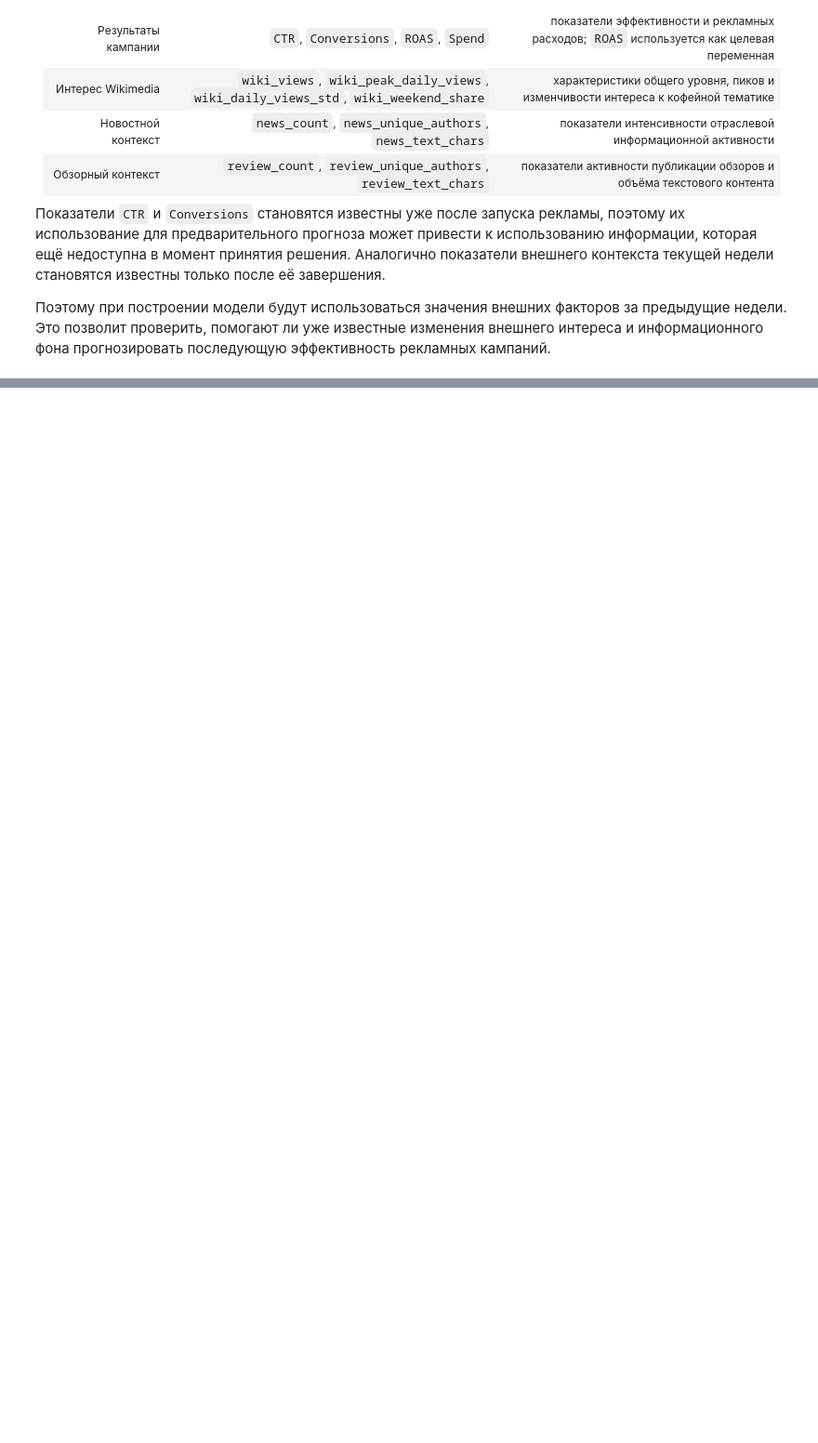
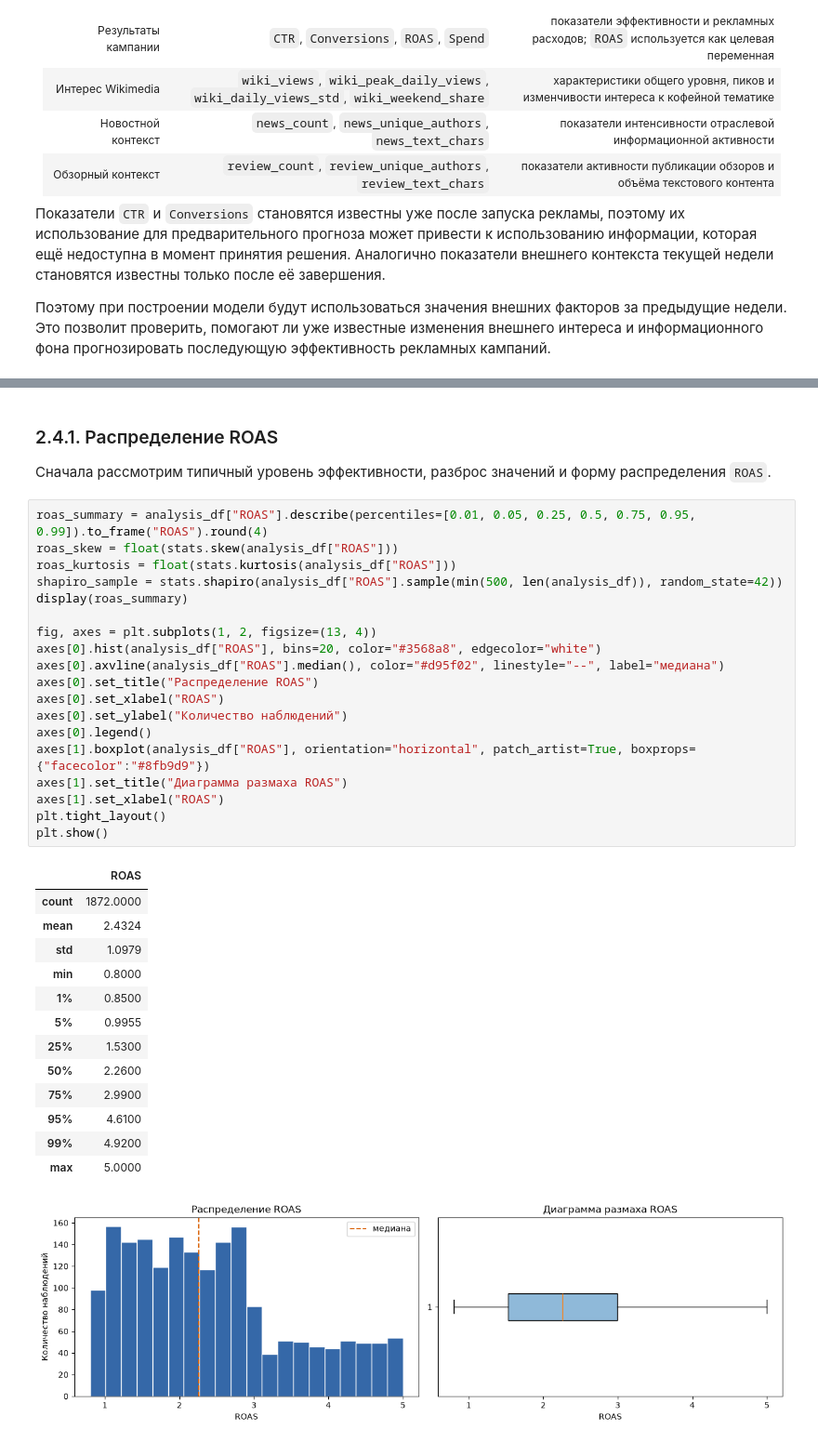
Before and after one commit to cool9595/how_to_social_marketing, a Jupyter notebook: coursework.ipynb, the cells around one changed output, grey strips where cells are left out. Shown at 93% size. Drawn from its saved outputs; the diff is of its cells as text; blank space fills up the shorter version.

```diff
--- a/coursework.ipynb
+++ b/coursework.ipynb
@@ -963,0 +1009,38 @@ display(final_df.head(3))
+# %% [markdown]
+### 2.4.1. Распределение ROAS
+
+Сначала рассмотрим типичный уровень эффективности, разброс значений и форму распределения `ROAS`.
+# %%
+roas_summary = analysis_df["ROAS"].describe(percentiles=[0.01, 0.05, 0.25, 0.5, 0.75, 0.95, 0.99]).to_frame("ROAS").round(4)
+roas_skew = float(stats.skew(analysis_df["ROAS"]))
+roas_kurtosis = float(stats.kurtosis(analysis_df["ROAS"]))
+shapiro_sample = stats.shapiro(analysis_df["ROAS"].sample(min(500, len(analysis_df)), random_state=42))
+display(roas_summary)
+
+fig, axes = plt.subplots(1, 2, figsize=(13, 4))
+axes[0].hist(analysis_df["ROAS"], bins=20, color="#3568a8", edgecolor="white")
+axes[0].axvline(analysis_df["ROAS"].median(), color="#d95f02", linestyle="--", label="медиана")
+axes[0].set_title("Распределение ROAS")
+axes[0].set_xlabel("ROAS")
+axes[0].set_ylabel("Количество наблюдений")
+axes[0].legend()
+axes[1].boxplot(analysis_df["ROAS"], orientation="horizontal", patch_artist=True, boxprops={"facecolor":"#8fb9d9"})
+axes[1].set_title("Диаграмма размаха ROAS")
+axes[1].set_xlabel("ROAS")
+plt.tight_layout()
+plt.show()
+# %% [output]
+|  | ROAS |
+| count | 1872.0000 |
+| mean | 2.4324 |
+| std | 1.0979 |
+| min | 0.8000 |
+| 1% | 0.8500 |
+| 5% | 0.9955 |
+| 25% | 1.5300 |
+| 50% | 2.2600 |
+| 75% | 2.9900 |
+| 95% | 4.6100 |
+| 99% | 4.9200 |
+| max | 5.0000 |
+[figure, added]
```
Also changed, not shown: parts of 28 cells of this notebook.
